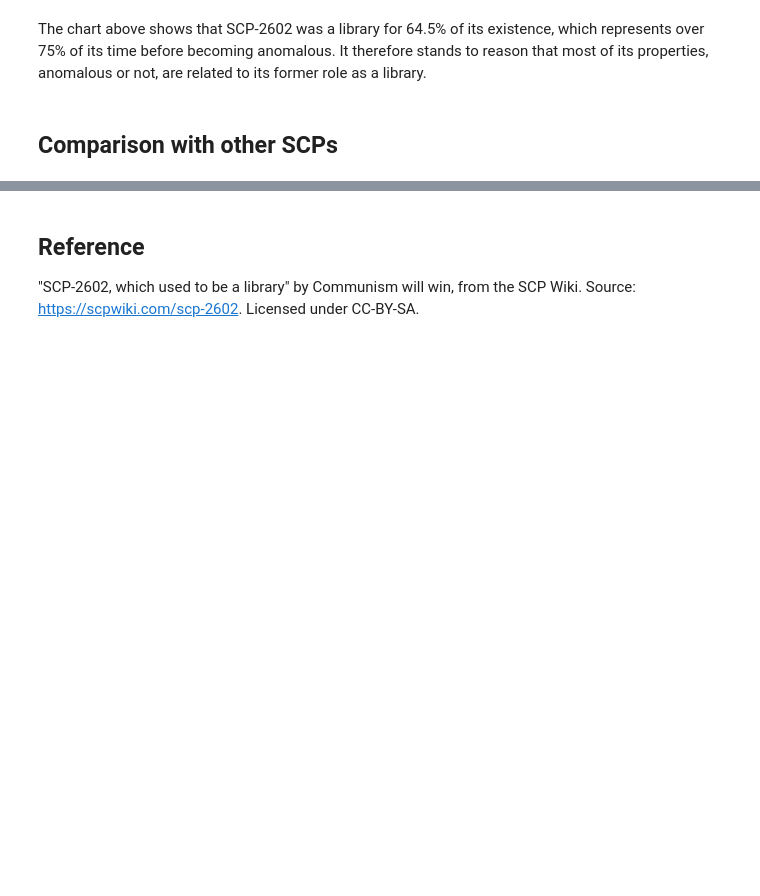
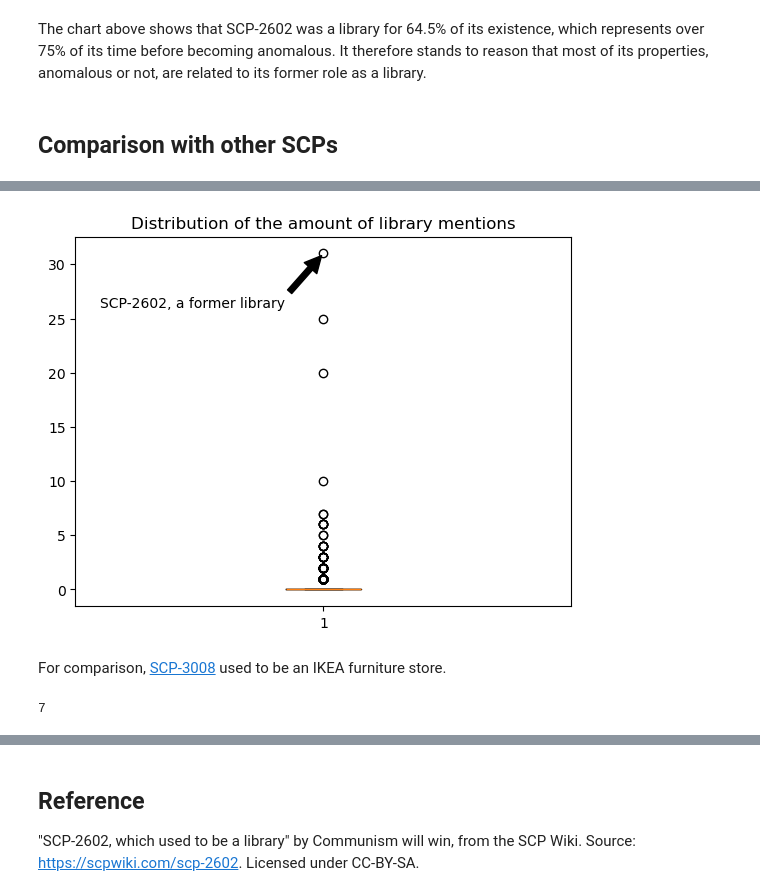
Before and after one commit to AGasconAfriat/scp_data-analysis, a Jupyter notebook: SCP-2602_formerlibrary.ipynb, the cells around one changed output, grey strips where cells are left out. Cells and saved outputs as stored; diff of their text form; code cells hidden in the pictures; blank space fills up the shorter version.

Commit message:
More SCP-2602 (it used to be a library)

```diff
--- a/SCP-2602_formerlibrary.ipynb
+++ b/SCP-2602_formerlibrary.ipynb
@@ -17,6 +17,12 @@ import pandas as pd
 import matplotlib.pyplot as plt
 from datetime import date
 pd.set_option('display.max_colwidth', None)
+
+def contains_count(string, elements):
+    count = 0
+    for element in elements:
+        count += string.count(element)
+    return count
 # %% [markdown]
 ## Dataset
 I decided to download the [SCP 001 to 6999](https://www.kaggle.com/datasets/czzzzzzz/scp1to7/) dataset available on Kaggle.
@@ -81,0 +76,3 @@ df.describe()
+# %%
+df["Library mentions"] = df.apply(lambda row: contains_count(row["text"], ["library", "libraries"]), axis=1)
+former_library_row = df.loc[df['code'] == 'SCP-2602']
@@ -81,0 +107,17 @@ df.describe()
+# %%
+plt.boxplot(df["Library mentions"])
+plt.title("Distribution of the amount of library mentions")
+point_x, point_y = 1, 31
+plt.annotate('SCP-2602, a former library',
+             xy=(point_x, point_y),
+             xytext=(point_x-0.45, point_y-5),
+             arrowprops=dict(facecolor='black', shrink=0.05))
+plt.show()
+# %% [output]
+[figure, added]
+# %% [markdown]
+For comparison, [SCP-3008](https://scp-wiki.wikidot.com/scp-3008) used to be an IKEA furniture store.
+# %%
+contains_count(str(df.loc[df['code'] == 'SCP-3008']["text"]), ["IKEA", "furniture store"])
+# %% [output]
+7
```
Also changed, not shown: parts of 11 cells of this notebook, 1 other file.
